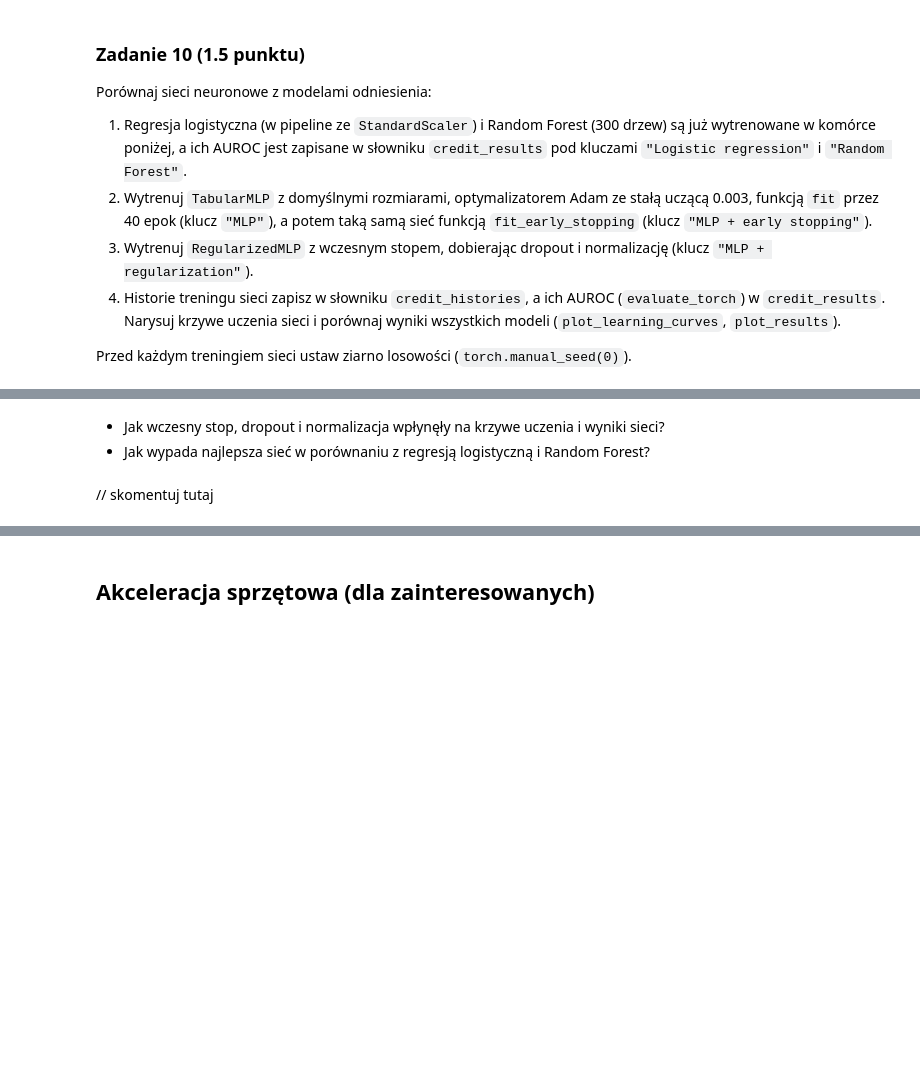
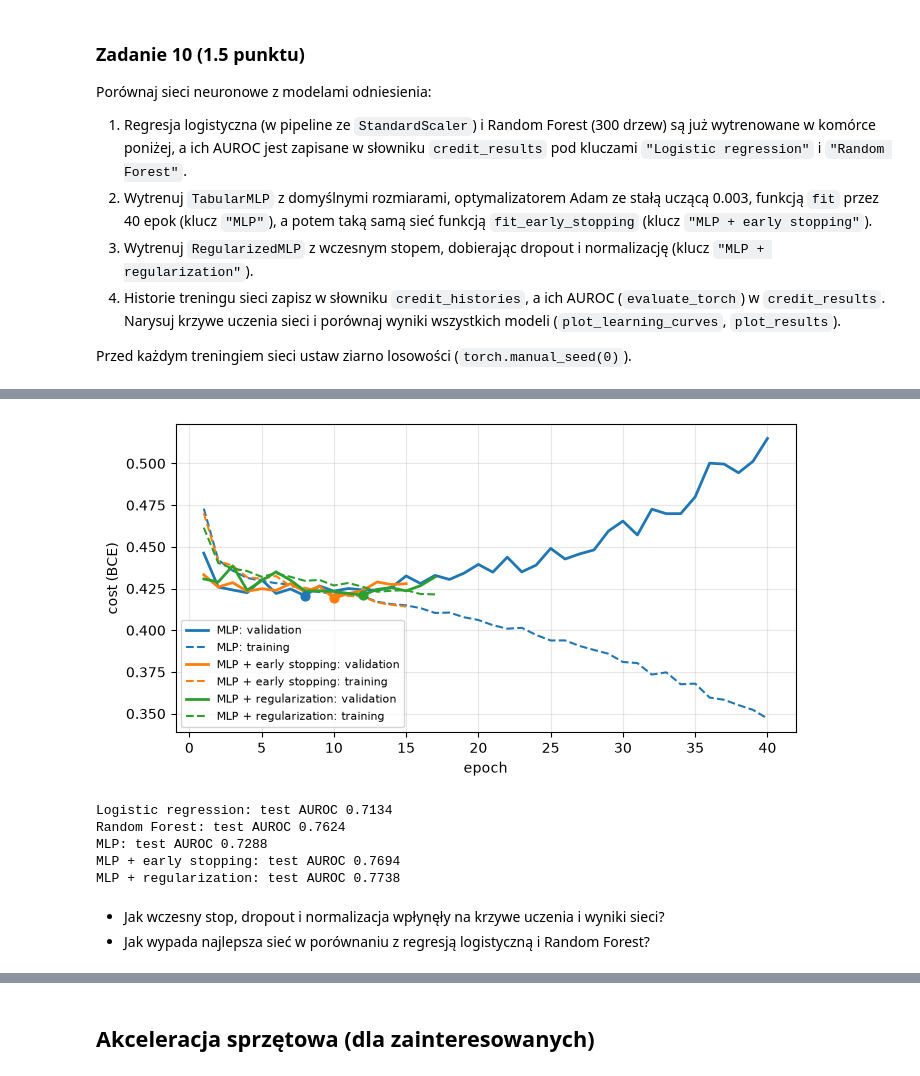
Before and after one commit to tosu-doku/podstawy-sztucznej-inteligencji, a Jupyter notebook: lab3/lab_3.ipynb, the cells around one changed output, grey strips where cells are left out. Drawn from its saved outputs; the diff is of its cells as text; code cells hidden in the pictures; blank space fills up the shorter version.

```diff
--- a/lab3/lab_3.ipynb
+++ b/lab3/lab_3.ipynb
@@ -918,11 +964,11 @@ Sieć trenujemy funkcją `train_torch`, ale z optymalizatorem `optim.Adam`.
 class MoonMLP(nn.Module):
     def __init__(self, hidden_size: int = 3) -> None:
         super().__init__()
-        self.layers = ...
+        self.layers = nn.Sequential(nn.Linear(2,hidden_size), nn.Tanh(), nn.Linear(hidden_size,1), nn.Sigmoid())
 
     def forward(self, X: torch.Tensor) -> torch.Tensor:
         # X: (N, 2) -> probabilities of class 1, shape (N, 1)
-        ...
+        return self.layers(X)
 # %%
 # the network's cost is not convex - the result depends on the random start
 torch.manual_seed(0)
@@ -1753,3 +1933,37 @@ pd.DataFrame(credit_results).T.round(3)
+# %%
+# your_code
+torch.manual_seed(0)
+
+tabularMLP = TabularMLP(Xc_train.shape[1])
+optimizer_mlp = optim.Adam(tabularMLP.parameters(), lr=3e-3)
+
+splits_xc_t = (Xc_train_t, Xc_val_t, Xc_test_t, yc_train, yc_val, yc_test)
+
+credit_histories = {}
+
+credit_histories["MLP"] = fit(
+    tabularMLP, optimizer_mlp, credit_loader, Xc_val_t, yc_val_t, epochs=40
+)
+credit_results["MLP"] = evaluate_torch(tabularMLP, *splits_xc_t)
+
+tabularMLP_early = TabularMLP(Xc_train.shape[1])
+optimizer_mlp_early = optim.Adam(tabularMLP_early.parameters(), lr=3e-3)
+
+
+credit_histories["MLP + early stopping"] = fit_early_stopping(
+    tabularMLP_early, optimizer_mlp_early, credit_loader, Xc_val_t, yc_val_t
+)
+credit_results["MLP + early stopping"] = evaluate_torch(tabularMLP_early, *splits_xc_t)
+
+
+
+tabularMLP_reg = RegularizedMLP(Xc_train.shape[1], dropout=0.2, norm="batch")
+optimizer_mlp_reg = optim.Adam(tabularMLP_reg.parameters(), lr=3e-3)
+
+credit_histories["MLP + regularization"] = fit_early_stopping(
+    tabularMLP_reg, optimizer_mlp_reg, credit_loader, Xc_val_t, yc_val_t
+)
+credit_results["MLP + regularization"] = evaluate_torch(tabularMLP_reg, *splits_xc_t)
 # %%
 names = ["MLP", "MLP + early stopping", "MLP + regularization"]
 assert set(credit_results) == {"Logistic regression", "Random Forest", *names}
@@ -1762,5 +1978,16 @@ print("Solution is correct!")
+# %%
+plot_learning_curves(
+    credit_histories, names
+)
+for name in credit_results:
+    print(f"{name}: test AUROC {credit_results[name]['test_auroc']:.4f}")
+# %% [output]
+[figure, added]
+Logistic regression: test AUROC 0.7134
+Random Forest: test AUROC 0.7624
+MLP: test AUROC 0.7288
+MLP + early stopping: test AUROC 0.7694
+MLP + regularization: test AUROC 0.7738
 # %% [markdown]
 - Jak wczesny stop, dropout i normalizacja wpłynęły na krzywe uczenia i wyniki sieci?
 - Jak wypada najlepsza sieć w porównaniu z regresją logistyczną i Random Forest?
-# %% [markdown]
-// skomentuj tutaj
```
Also changed, not shown: parts of 61 cells of this notebook, 1 other file.
